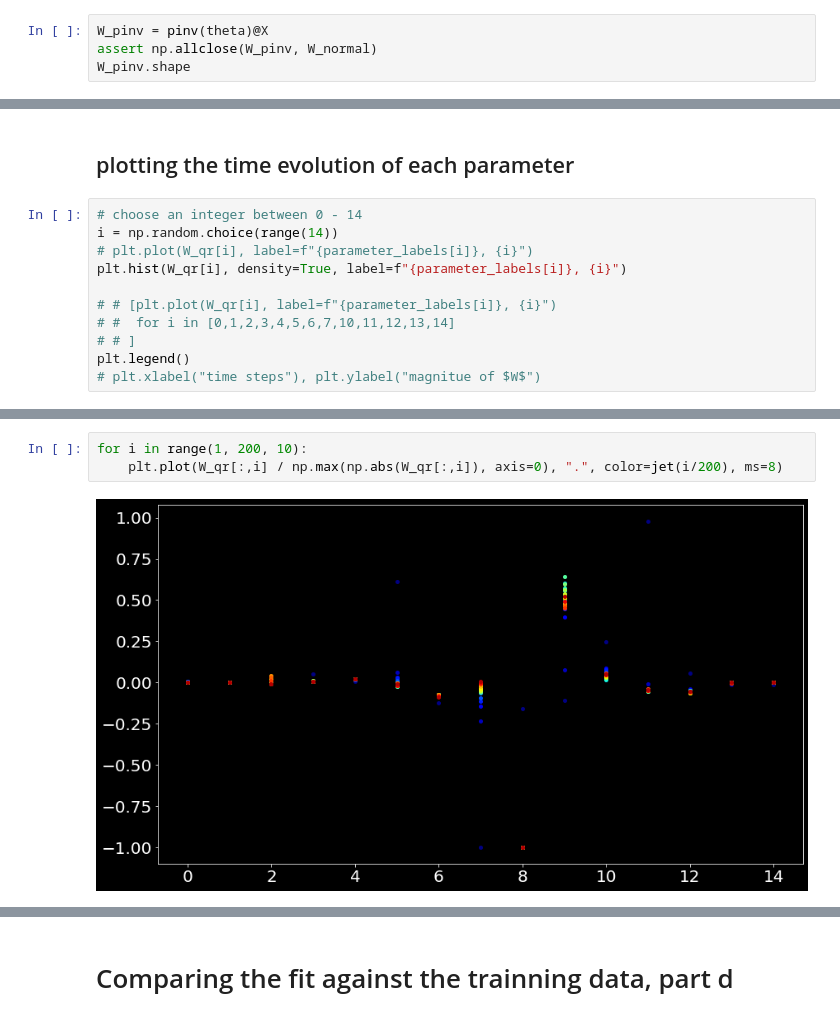
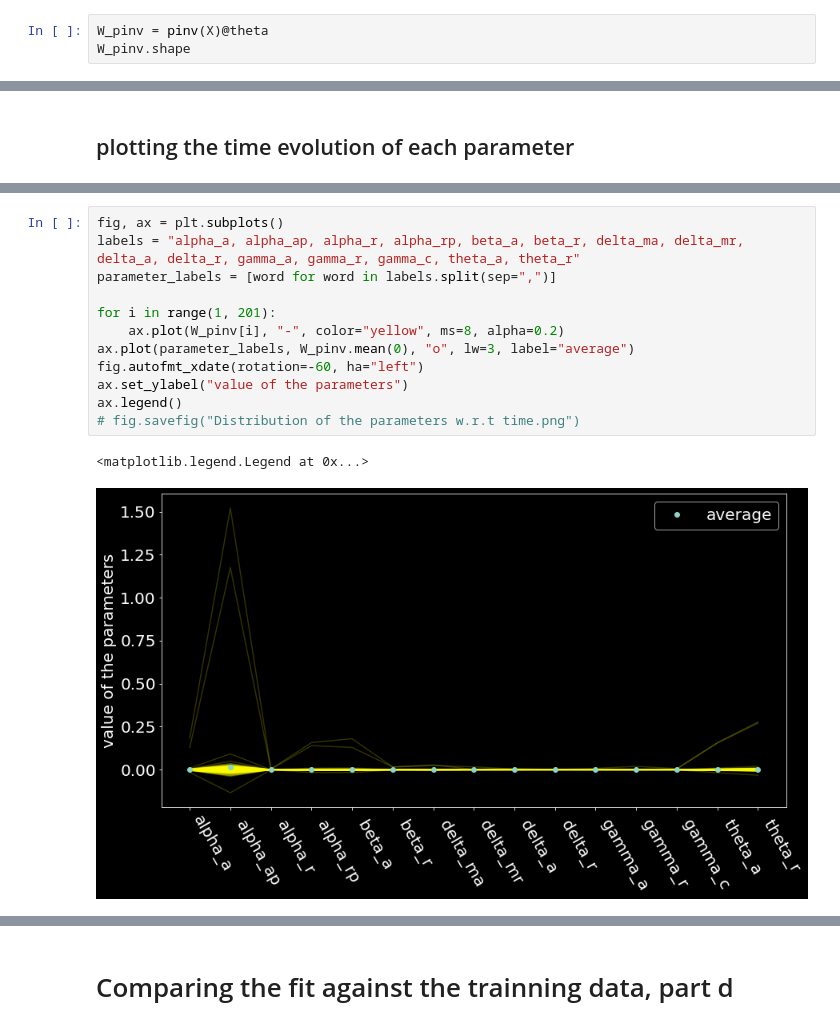
Before and after one commit to SunAndClouds/BlackyCat, a Jupyter notebook: Project BC.ipynb, the cells around one changed output, grey strips where cells are left out. Saved outputs shown, nothing was run; the diff lists cells and outputs as text.

```diff
--- a/Project BC.ipynb
+++ b/Project BC.ipynb
@@ -86,5 +80,4 @@ W_qr.shape
 # %%
-W_pinv = pinv(theta)@X
-assert np.allclose(W_pinv, W_normal)
+W_pinv = pinv(X)@theta
 W_pinv.shape
 # %% [output]
@@ -107,13 +100,2 @@ Text(0, 0.5, 'magnitude of the parameters')
 # %% [markdown]
 ## plotting the time evolution of each parameter
-# %%
-# choose an integer between 0 - 14
-i = np.random.choice(range(14))
-# plt.plot(W_qr[i], label=f"{parameter_labels[i]}, {i}")
-plt.hist(W_qr[i], density=True, label=f"{parameter_labels[i]}, {i}")
-
-# # [plt.plot(W_qr[i], label=f"{parameter_labels[i]}, {i}")
-# #  for i in [0,1,2,3,4,5,6,7,10,11,12,13,14]
-# # ]
-plt.legend()
-# plt.xlabel("time steps"), plt.ylabel("magnitue of $W$")
@@ -131,5 +110,15 @@ plt.xlabel("time steps"), plt.ylabel("magnitue of $W$");
 # %%
-for i in range(1, 200, 10):
-    plt.plot(W_qr[:,i] / np.max(np.abs(W_qr[:,i]), axis=0), ".", color=jet(i/200), ms=8)
+fig, ax = plt.subplots()
+labels = "alpha_a, alpha_ap, alpha_r, alpha_rp, beta_a, beta_r, delta_ma, delta_mr, delta_a, delta_r, gamma_a, gamma_r, gamma_c, theta_a, theta_r"
+parameter_labels = [word for word in labels.split(sep=",")]
+
+for i in range(1, 201):
+    ax.plot(W_pinv[i], "-", color="yellow", ms=8, alpha=0.2)
+ax.plot(parameter_labels, W_pinv.mean(0), "o", lw=3, label="average")
+fig.autofmt_xdate(rotation=-60, ha="left")
+ax.set_ylabel("value of the parameters")
+ax.legend()
+# fig.savefig("Distribution of the parameters w.r.t time.png")
 # %% [output]
+<matplotlib.legend.Legend at 0x...>
-[figure, old version]
+[figure, new version]
```
Also changed, not shown: parts of 13 cells of this notebook.
